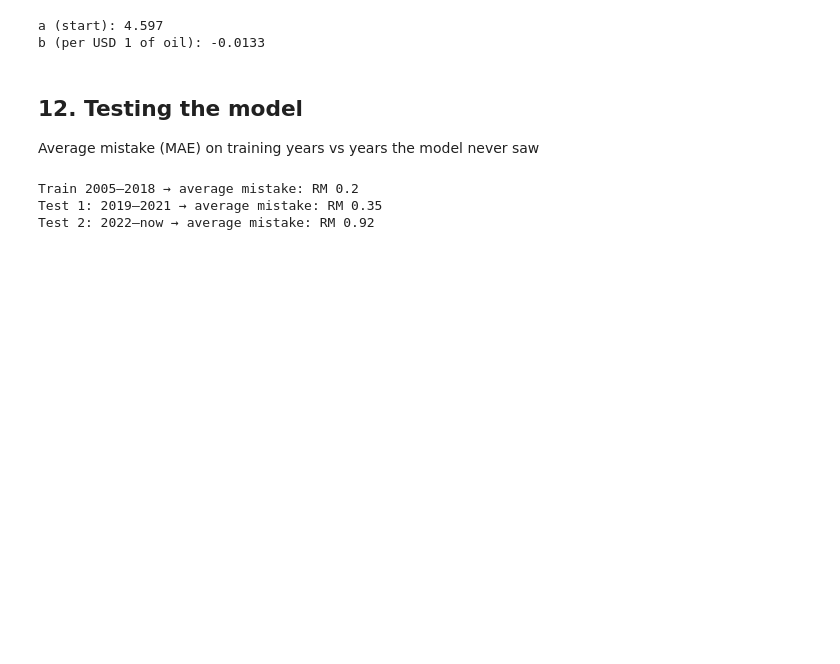
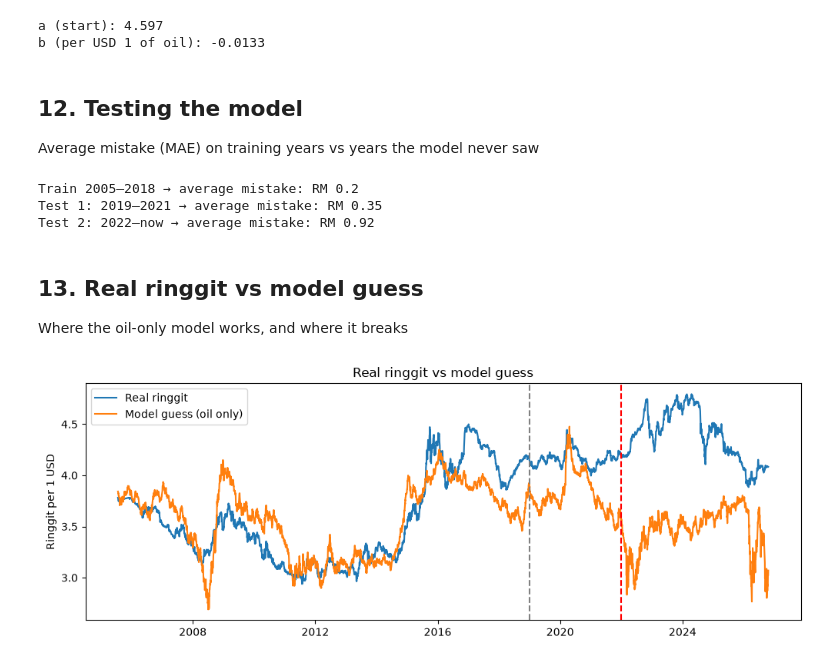
Before and after one commit to aamrhh/ringgit-oil-analysis, a Jupyter notebook: analysis.ipynb, the cells around one changed output. Cells and saved outputs as stored; diff of their text form; code cells hidden in the pictures; blank space fills up the shorter version.

Commit message:
model vs real chart

```diff
--- a/analysis.ipynb
+++ b/analysis.ipynb
@@ -258,3 +258,20 @@ for name, data in [('Train 2005–2018', train),
 Train 2005–2018 → average mistake: RM 0.2
 Test 1: 2019–2021 → average mistake: RM 0.35
 Test 2: 2022–now → average mistake: RM 0.92
+# %% [markdown]
+## 13. Real ringgit vs model guess
+Where the oil-only model works, and where it breaks
+# %%
+df['model_guess'] = model.predict(df[['Brent_USD']])
+
+plt.figure(figsize=(12, 4))
+plt.plot(df.index, df['MYR_per_USD'], label='Real ringgit')
+plt.plot(df.index, df['model_guess'], label='Model guess (oil only)')
+plt.axvline(pd.Timestamp('2019-01-01'), color='grey', linestyle='--')
+plt.axvline(pd.Timestamp('2022-01-01'), color='red', linestyle='--')
+plt.title('Real ringgit vs model guess')
+plt.ylabel('Ringgit per 1 USD')
+plt.legend()
+plt.show()
+# %% [output]
+[figure, added]
```
